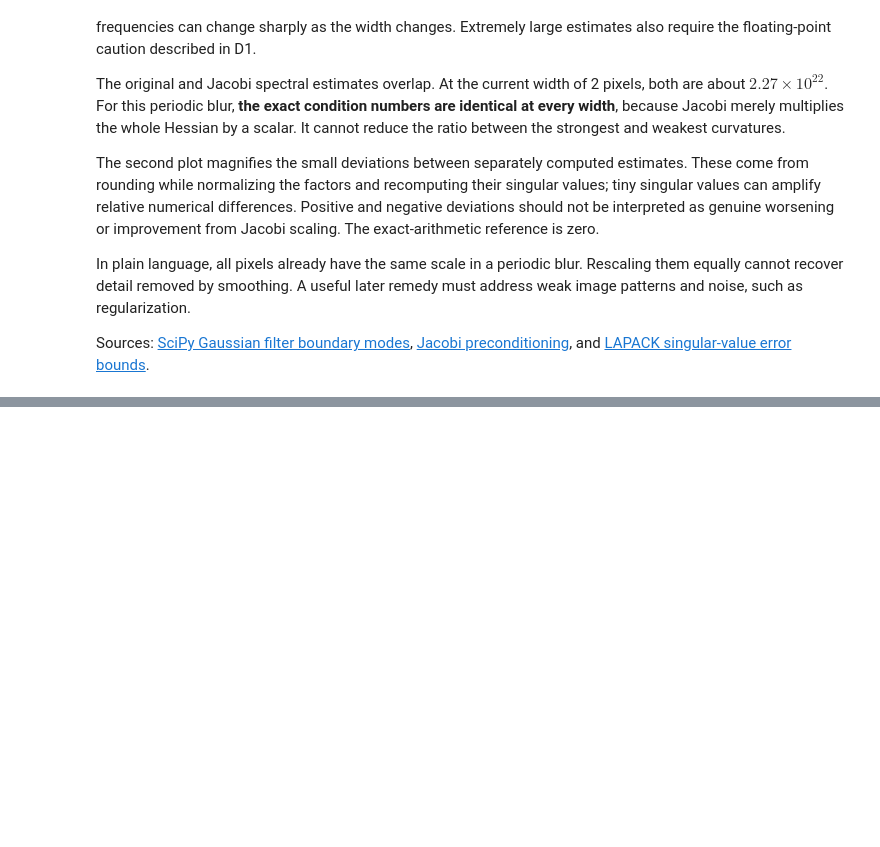
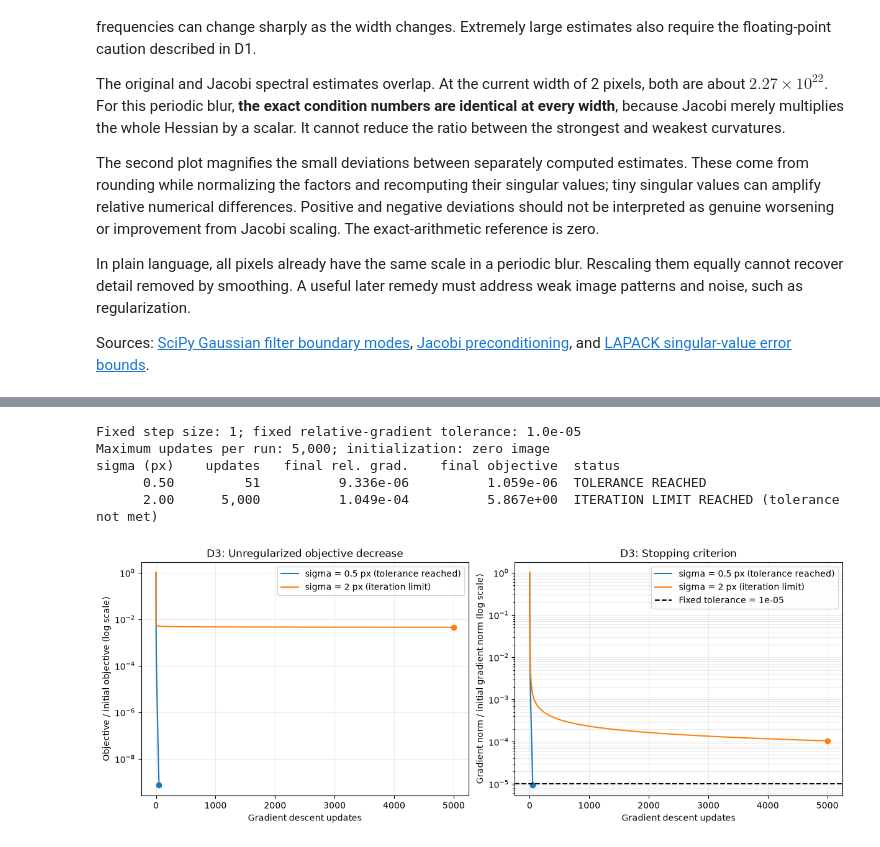
Before and after one commit to JanineNelson/J3-Optima, a Jupyter notebook: second project/image_deblurring.ipynb, the cells around one changed output, grey strips where cells are left out. Cells and saved outputs as stored; diff of their text form; code cells hidden in the pictures; blank space fills up the shorter version.

Commit message:
Add D3 gradient descent comparison

```diff
--- a/second project/image_deblurring.ipynb
+++ b/second project/image_deblurring.ipynb
@@ -282,0 +340,60 @@ Sources: [SciPy Gaussian filter boundary modes](https://docs.scipy.org/doc/scipy
+# %%
+gd_results = []
+
+# Confirm the adjoint property numerically, including the wrapped boundaries.
+adjoint_rng = np.random.default_rng(2)
+adjoint_probe_a = adjoint_rng.normal(size=sharp_image.shape)
+adjoint_probe_b = adjoint_rng.normal(size=sharp_image.shape)
+
+for sigma in gd_blur_widths:
+    np.testing.assert_allclose(
+        np.vdot(apply_gd_blur(adjoint_probe_a, sigma), adjoint_probe_b),
+        np.vdot(adjoint_probe_a, apply_gd_blur(adjoint_probe_b, sigma)),
+        rtol=1e-12, atol=1e-12,
+    )
+    observation = apply_gd_blur(sharp_image, sigma) + noise
+    if sigma == blur_sigma:
+        np.testing.assert_allclose(observation, noisy_image, rtol=1e-13, atol=1e-14)
+    result = baseline_gradient_descent(
+        observation, sigma, gd_step_size, gd_stopping_tolerance, gd_max_iterations,
+    )
+    gd_results.append(result)
+
+print(f"Fixed step size: {gd_step_size:g}; fixed relative-gradient tolerance: {gd_stopping_tolerance:.1e}")
+print(f"Maximum updates per run: {gd_max_iterations:,}; initialization: zero image")
+print(f"{'sigma (px)':>10} {'updates':>10} {'final rel. grad.':>18} {'final objective':>18}  status")
+for result in gd_results:
+    status = "TOLERANCE REACHED" if result["converged"] else "ITERATION LIMIT REACHED (tolerance not met)"
+    print(f"{result['sigma']:10.2f} {result['iterations']:10,d} {result['relative_gradient'][-1]:18.3e} {result['objective'][-1]:18.3e}  {status}")
+# %% [output]
+Fixed step size: 1; fixed relative-gradient tolerance: 1.0e-05
+Maximum updates per run: 5,000; initialization: zero image
+sigma (px)    updates   final rel. grad.    final objective  status
+      0.50         51          9.336e-06          1.059e-06  TOLERANCE REACHED
+      2.00      5,000          1.049e-04          5.867e+00  ITERATION LIMIT REACHED (tolerance not met)
+# %%
+fig, axes = plt.subplots(1, 2, figsize=(12, 4.5), layout="constrained")
+
+for result in gd_results:
+    iterations = np.arange(result["iterations"] + 1)
+    status = "tolerance reached" if result["converged"] else "iteration limit"
+    label = f"sigma = {result['sigma']:g} px ({status})"
+    objective_line, = axes[0].semilogy(iterations, result["objective"] / result["objective"][0], label=label)
+    gradient_line, = axes[1].semilogy(iterations, result["relative_gradient"], label=label)
+    # Mark each run's final iterate so an early stop is visible.
+    axes[0].plot(iterations[-1], result["objective"][-1] / result["objective"][0], "o", color=objective_line.get_color())
+    axes[1].plot(iterations[-1], result["relative_gradient"][-1], "o", color=gradient_line.get_color())
+
+axes[0].set_ylabel("Objective / initial objective (log scale)")
+axes[0].set_title("D3: Unregularized objective decrease")
+axes[1].axhline(gd_stopping_tolerance, color="black", linestyle="--", label=f"Fixed tolerance = {gd_stopping_tolerance:.0e}")
+axes[1].set_ylabel("Gradient norm / initial gradient norm (log scale)")
+axes[1].set_title("D3: Stopping criterion")
+
+for ax in axes:
+    ax.set_xlabel("Gradient descent updates")
+    ax.grid(True, which="both", alpha=0.25)
+    ax.legend()
+plt.show()
+# %% [output]
+[figure, added]
```
Also changed, not shown: parts of 3 cells of this notebook.
